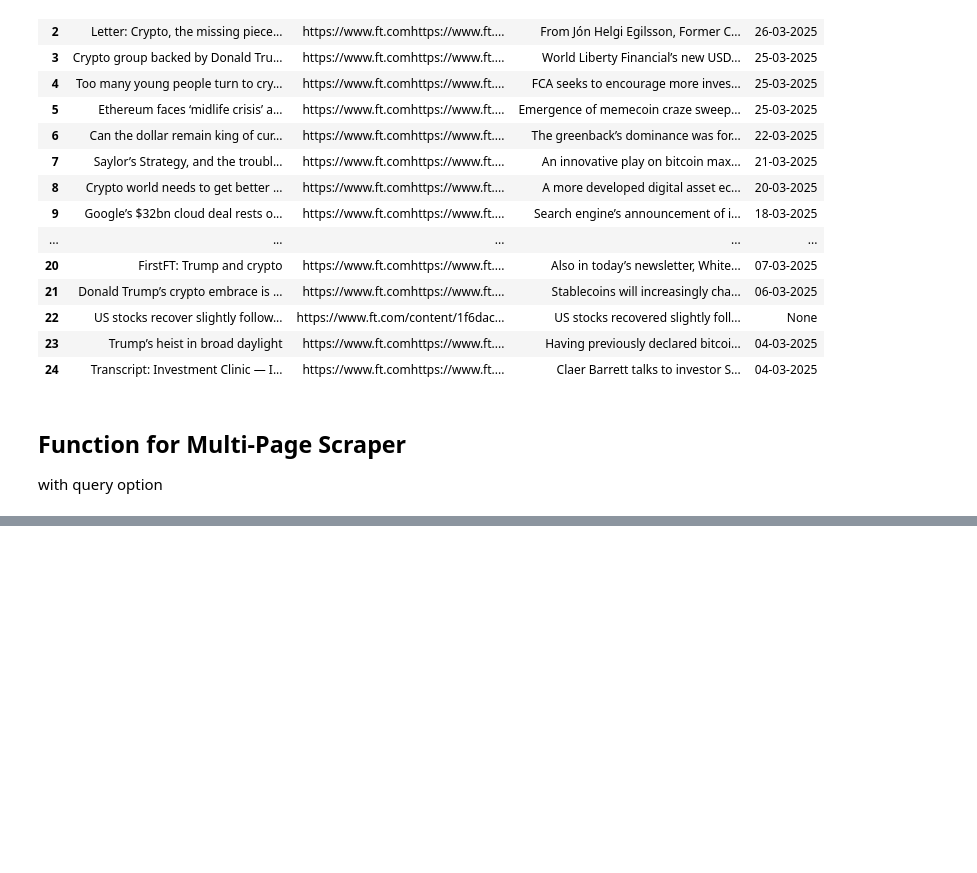
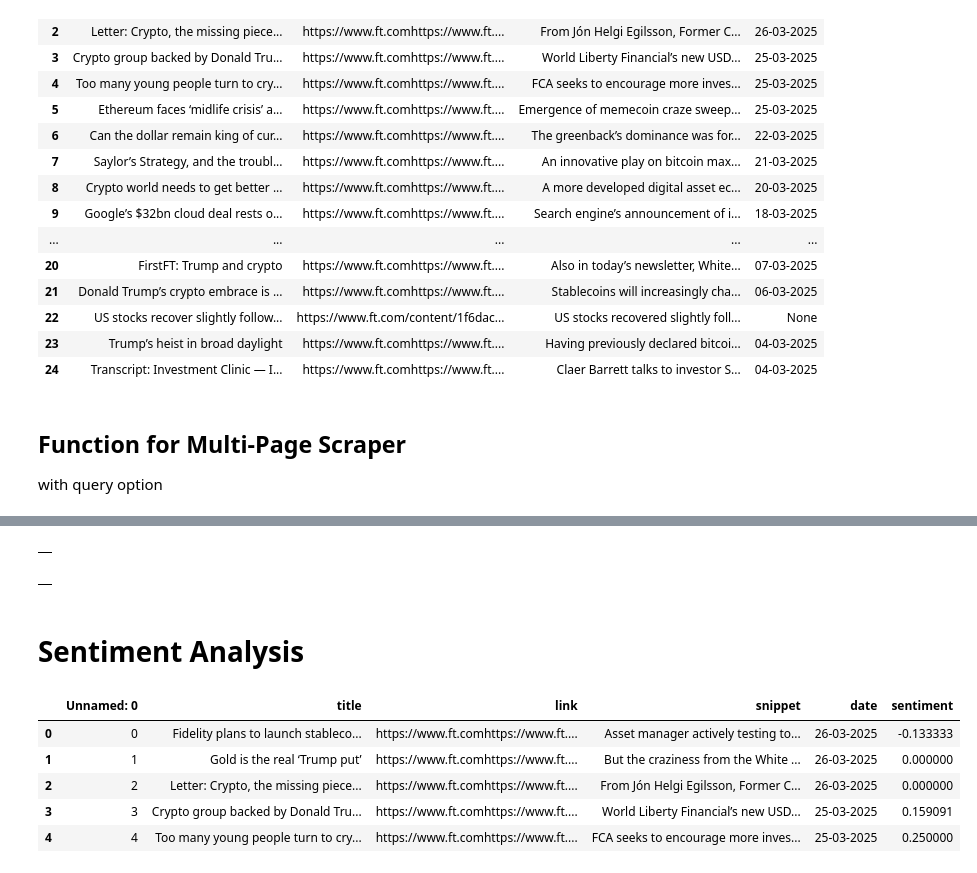
Before and after one commit to pabs-llama/projects, a Jupyter notebook: stock_api/financial_times_scrapping.ipynb, the cells around one changed output, grey strips where cells are left out. Drawn from its saved outputs; the diff is of its cells as text; code cells hidden in the pictures; blank space fills up the shorter version.

```diff
--- a/stock_api/financial_times_scrapping.ipynb
+++ b/stock_api/financial_times_scrapping.ipynb
@@ -684,0 +762,10 @@ ft
+# %%
+ft_all_crypto_df.head()
+# %% [output]
+|  |
+# %%
+ft_all_crypto_df.head()
+# %% [output]
+|  |
+# %% [markdown]
+# Sentiment Analysis
@@ -684,0 +777,9 @@ ft
+# %%
+ft_df.head()
+# %% [output]
+|  | Unnamed: 0 | title | link | snippet | date | sentiment |
+| 0 | 0 | Fidelity plans to launch stableco... | https://www.ft.comhttps://www.ft.... | Asset manager actively testing to... | 26-03-2025 | -0.133333 |
+| 1 | 1 | Gold is the real ‘Trump put’ | https://www.ft.comhttps://www.ft.... | But the craziness from the White ... | 26-03-2025 | 0.000000 |
+| 2 | 2 | Letter: Crypto, the missing piece... | https://www.ft.comhttps://www.ft.... | From Jón Helgi Egilsson, Former C... | 26-03-2025 | 0.000000 |
+| 3 | 3 | Crypto group backed by Donald Tru... | https://www.ft.comhttps://www.ft.... | World Liberty Financial’s new USD... | 25-03-2025 | 0.159091 |
+| 4 | 4 | Too many young people turn to cry... | https://www.ft.comhttps://www.ft.... | FCA seeks to encourage more inves... | 25-03-2025 | 0.250000 |
```
Also changed, not shown: parts of 12 cells of this notebook, 2 other files.
